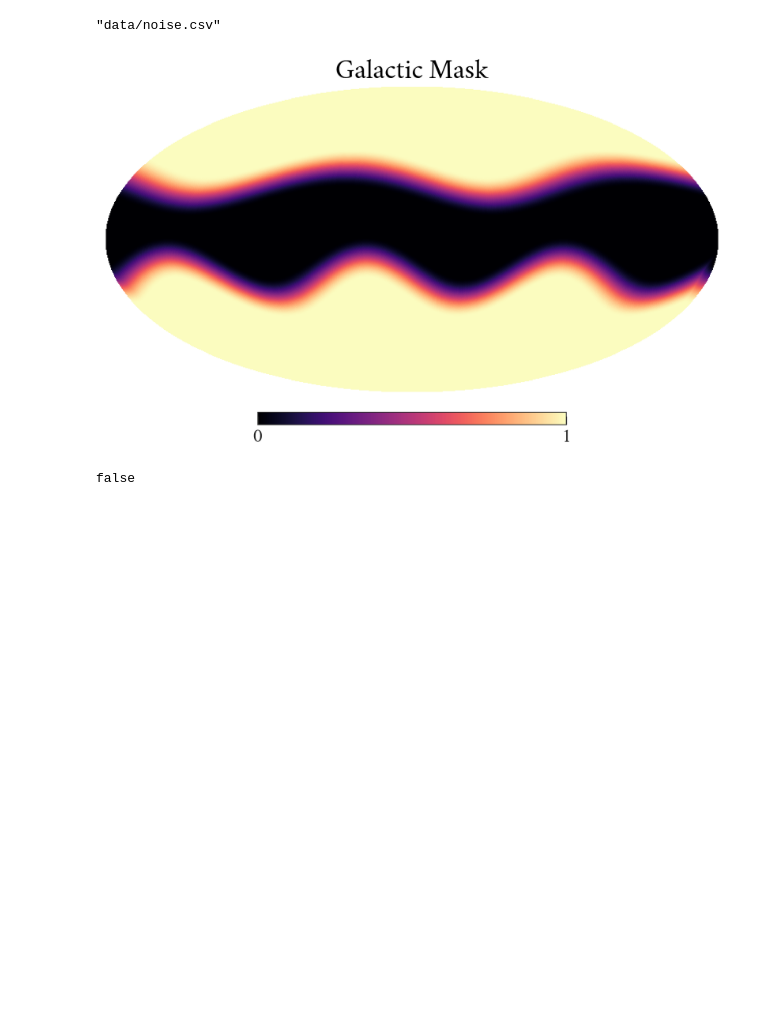
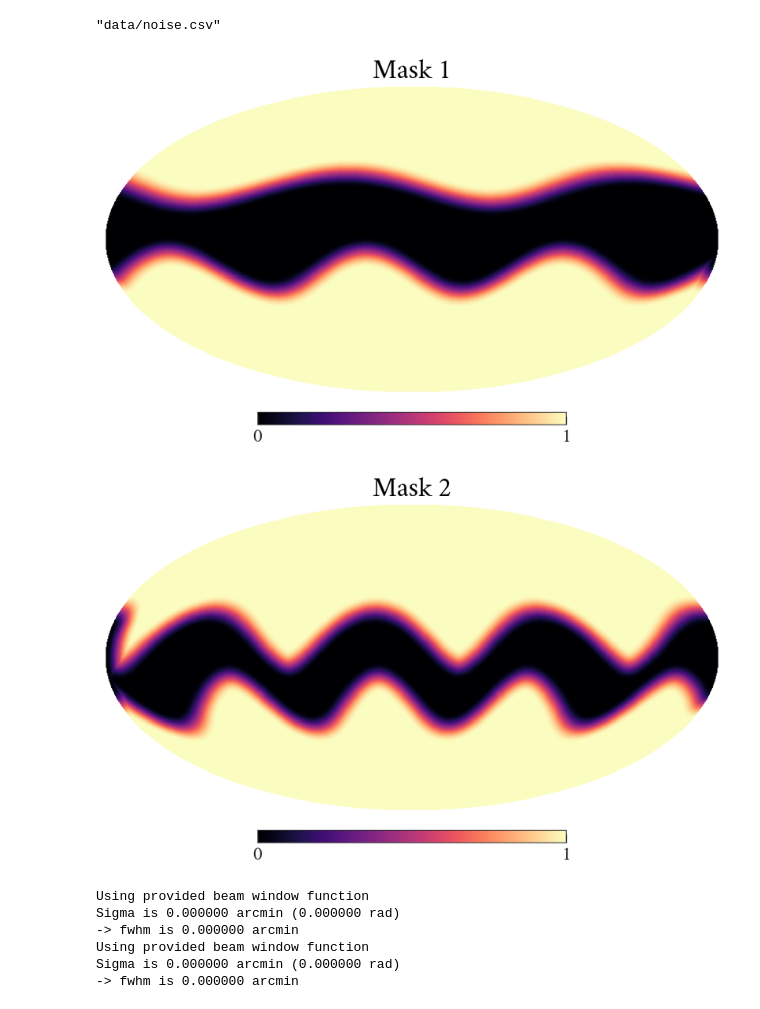
Before and after one commit to xzackli/PowerSpectra.jl, a Jupyter notebook: notebooks/alm.ipynb, the cells around one changed output. Saved outputs shown, nothing was run; the diff lists cells and outputs as text; code cells hidden in the pictures; blank space fills up the shorter version.

Commit message:
support for different beams and noise levels

```diff
--- a/notebooks/alm.ipynb
+++ b/notebooks/alm.ipynb
@@ -62,14 +64,33 @@ CSV.write("data/noise.csv", noise_df)
 # %% [output]
 "data/noise.csv"
 # %%
-mask = zeros(hp.nside2npix(nside))
+using Healpix
+
+mask_arr = zeros(hp.nside2npix(nside))
 θ, ϕ = hp.pix2ang(nside, 0:(hp.nside2npix(nside)-1))
 ϕ[ϕ .> π] .-= 2π
-mask[
+mask_arr[
     (θ .* (1 .+ 0.1 .* sin.(ϕ .* 3.1 .+ 0.1)) .> 1.7) .|
     (θ .* (1 .+ 0.1 .* sin.(ϕ .* 2.0 .+ 0.1)) .< 1.25)
 ] .= 1.0
-mask = nmt.mask_apodization(mask, 20.0, apotype="C2")
-hp.mollview(mask, title="Galactic Mask")
+mask_arr = nmt.mask_apodization(mask_arr, 15.0, apotype="C2")
+mask = Map{Float64, RingOrder}(ones(nside2npix(nside)) )
+mask.pixels .= mask_arr
+hp.mollview(mask.pixels, title="Mask 1")
+saveToFITS(mask, "!data/mask1.fits")
+
+mask_arr = zeros(hp.nside2npix(nside))
+θ, ϕ = hp.pix2ang(nside, 0:(hp.nside2npix(nside)-1))
+ϕ[ϕ .> π] .-= 2π
+mask_arr[
+    (θ .* (1 .+ 0.12 .* sin.(ϕ .* 4.1 .+ 0.15)) .> 1.8) .|
+    (θ .* (1 .+ 0.15 .* sin.(ϕ .* 3.6 .+ 0.15)) .< 1.5)
+] .= 1.0
+mask_arr = nmt.mask_apodization(mask_arr, 15.0, apotype="C2")
+mask = Map{Float64, RingOrder}(ones(nside2npix(nside)) )
+mask.pixels .= mask_arr
+hp.mollview(mask.pixels, title="Mask 2")
+saveToFITS(mask, "!data/mask2.fits")
 # %% [output]
-[figure, old version]
+[figure, new version]
+[figure, added]
@@ -81,4 +96,0 @@ saveToFITS(hp_m, "!data/mask.fits")
-# %%
-pixwin = false
-# %% [output]
-false
@@ -113 +97,23 @@ saveToFITS(hp_m, "!data/noise2.fits")
+# %%
+pixwin = true
+signal = hp.synfast(theory_df.cltt,
+    nside, verbose=false, pixwin=pixwin, new=true)
+n1 = hp.synfast(nltt,
+    nside, verbose=false, pixwin=pixwin, new=true)
+n2 = hp.synfast(nltt,
+    nside, verbose=false, pixwin=pixwin, new=true)
+map1 = Map{Float64, RingOrder}(nside)
+map1.pixels .= hp.sphtfunc.smoothing(signal .+ n1, beam_window=B_ell_1)
+map2 = Map{Float64, RingOrder}(nside)
+map2.pixels .= hp.sphtfunc.smoothing(signal .+ n2, beam_window=B_ell_2)
+
+saveToFITS(map1, "!data/m1.fits")
+saveToFITS(map2, "!data/m2.fits")
+# %% [output]
+Using provided beam window function
+Sigma is 0.000000 arcmin (0.000000 rad)
+-> fwhm is 0.000000 arcmin
+Using provided beam window function
+Sigma is 0.000000 arcmin (0.000000 rad)
+-> fwhm is 0.000000 arcmin
 # %%
```
Also changed, not shown: parts of 15 cells of this notebook, 3 other files.
